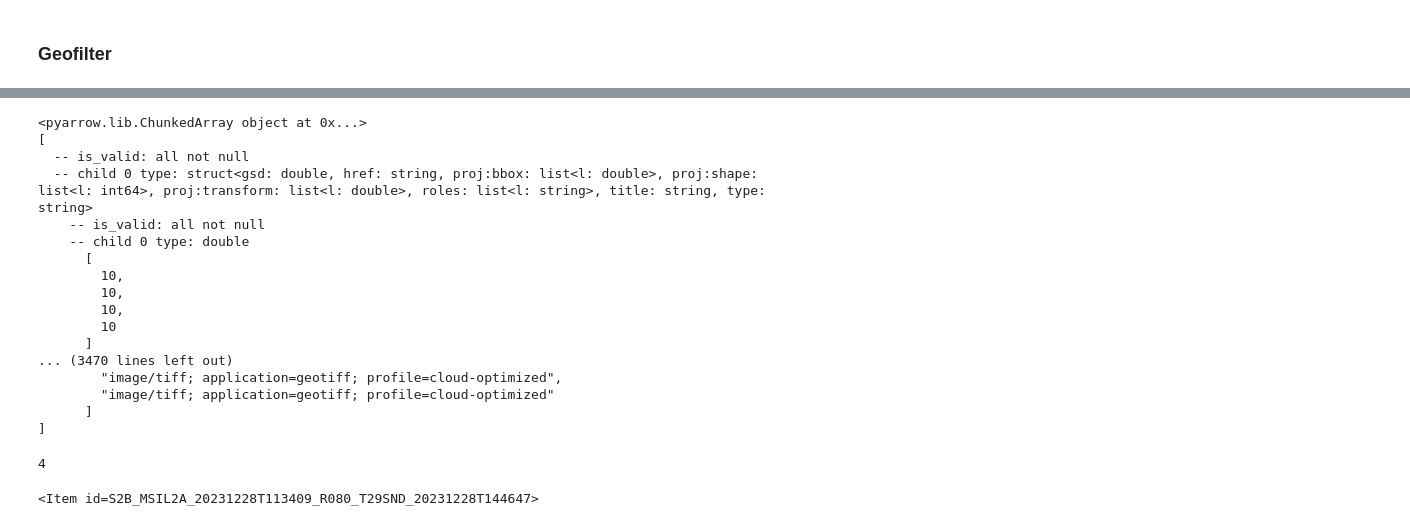
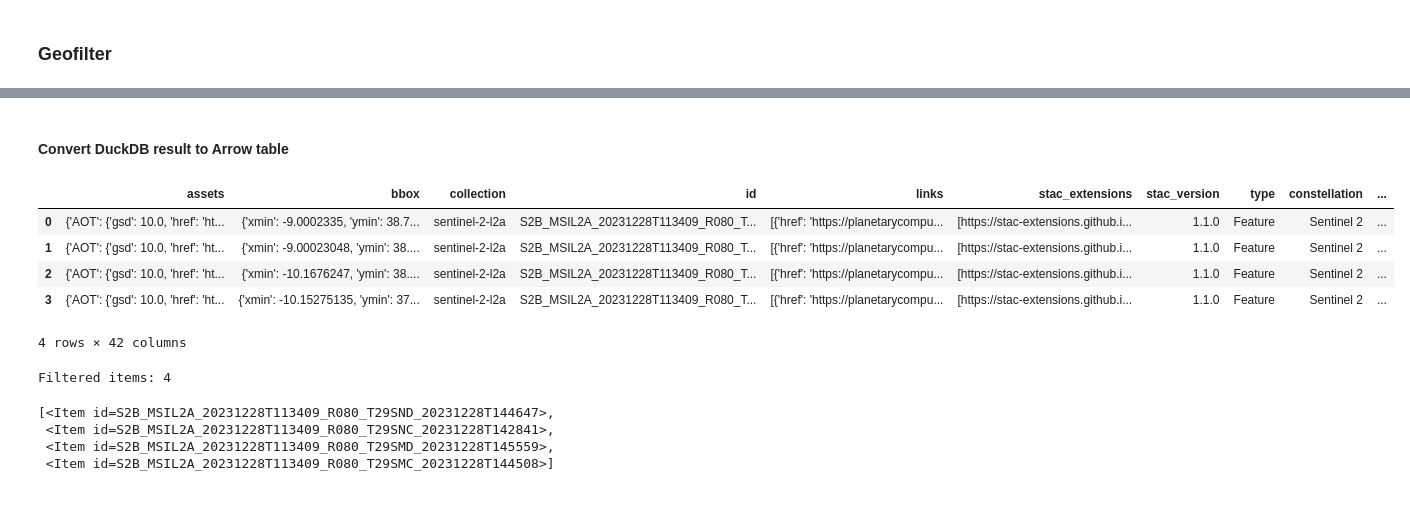
Before and after one commit to simonevaccari/pygeofilter-duckdb, a Jupyter notebook: example/03-DuckDB and geoparquet.ipynb, the cells around one changed output, grey strips where cells are left out. Cells and saved outputs as stored; diff of their text form; code cells hidden in the pictures.

```diff
--- a/example/03-DuckDB and geoparquet.ipynb
+++ b/example/03-DuckDB and geoparquet.ipynb
@@ -176,33 +176,27 @@ print(sql_where)
 sql_query = f"SELECT * EXCLUDE(geometry), ST_AsWKB(geometry) as geometry FROM '{s2_parquet_path}' WHERE {sql_where}"
 db_filtered = duckdb.query(sql_query)
+# %% [markdown]
+#### Convert DuckDB result to Arrow table
 # %%
 subset_table = db_filtered.fetch_arrow_table()
-subset_table[0]
+subset_table.to_pandas()
 # %% [output]
+|  | assets | bbox | collection | id | links | stac_extensions | stac_version | type | constellation | ... |
+| 0 | {'AOT': {'gsd': 10.0, 'href': 'ht... | {'xmin': -9.0002335, 'ymin': 38.7... | sentinel-2-l2a | S2B_MSIL2A_20231228T113409_R080_T... | [{'href': 'https://planetarycompu... | [https://stac-extensions.github.i... | 1.1.0 | Feature | Sentinel 2 | ... |
+| 1 | {'AOT': {'gsd': 10.0, 'href': 'ht... | {'xmin': -9.00023048, 'ymin': 38.... | sentinel-2-l2a | S2B_MSIL2A_20231228T113409_R080_T... | [{'href': 'https://planetarycompu... | [https://stac-extensions.github.i... | 1.1.0 | Feature | Sentinel 2 | ... |
+| 2 | {'AOT': {'gsd': 10.0, 'href': 'ht... | {'xmin': -10.1676247, 'ymin': 38.... | sentinel-2-l2a | S2B_MSIL2A_20231228T113409_R080_T... | [{'href': 'https://planetarycompu... | [https://stac-extensions.github.i... | 1.1.0 | Feature | Sentinel 2 | ... |
+| 3 | {'AOT': {'gsd': 10.0, 'href': 'ht... | {'xmin': -10.15275135, 'ymin': 37... | sentinel-2-l2a | S2B_MSIL2A_20231228T113409_R080_T... | [{'href': 'https://planetarycompu... | [https://stac-extensions.github.i... | 1.1.0 | Feature | Sentinel 2 | ... |
-<pyarrow.lib.ChunkedArray object at 0x...>
-[
-  -- is_valid: all not null
-  -- child 0 type: struct<gsd: double, href: string, proj:bbox: list<l: double>, proj:shape: list<l: int64>, proj:transform: list<l: double>, roles: list<l: string>, title: string, type: string>
-    -- is_valid: all not null
-    -- child 0 type: double
-      [
-        10,
-        10,
-        10,
-        10
-      ]
-... (3470 lines left out)
-        "image/tiff; application=geotiff; profile=cloud-optimized",
-        "image/tiff; application=geotiff; profile=cloud-optimized"
-      ]
-]
+4 rows × 42 columns
 # %%
 items = [pystac.Item.from_dict(item) for item in stac_table_to_items(subset_table)]
-print(len(items))
-display(items[0])
+print(f'Filtered items: {len(items)}')
+display(items)
 # %% [output]
-4
+Filtered items: 4
-<Item id=S2B_MSIL2A_20231228T113409_R080_T29SND_20231228T144647>
+[<Item id=S2B_MSIL2A_20231228T113409_R080_T29SND_20231228T144647>,
+ <Item id=S2B_MSIL2A_20231228T113409_R080_T29SNC_20231228T142841>,
+ <Item id=S2B_MSIL2A_20231228T113409_R080_T29SMD_20231228T145559>,
+ <Item id=S2B_MSIL2A_20231228T113409_R080_T29SMC_20231228T144508>]
 # %%
 map = folium.Map()
 layer_control = folium.LayerControl(position="topright", collapsed=True)
```
Also changed, not shown: parts of 8 cells of this notebook, 2 other files.
